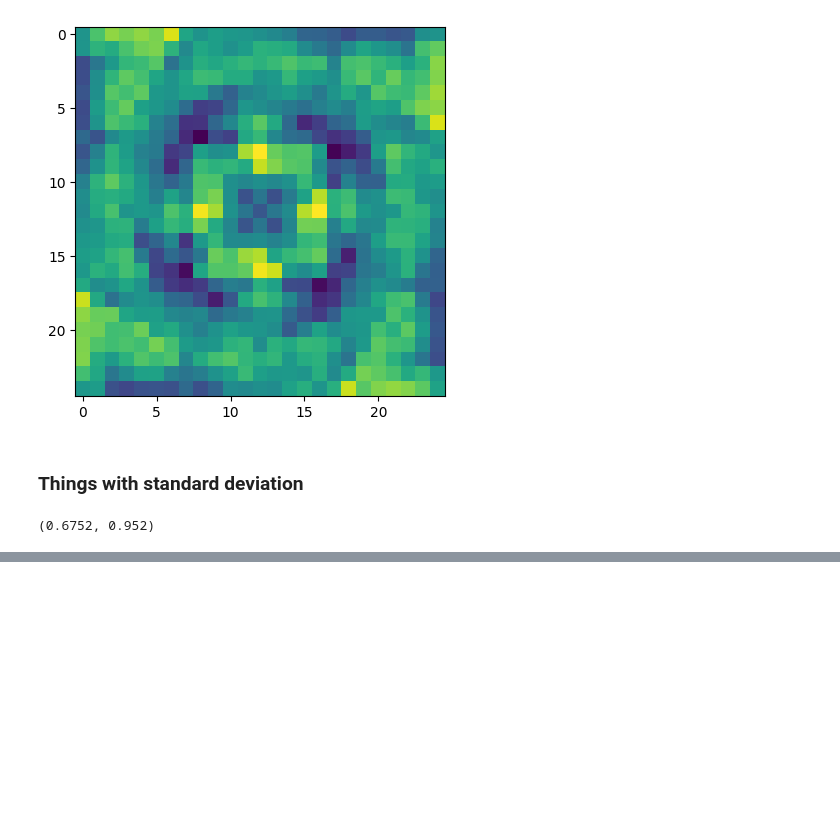
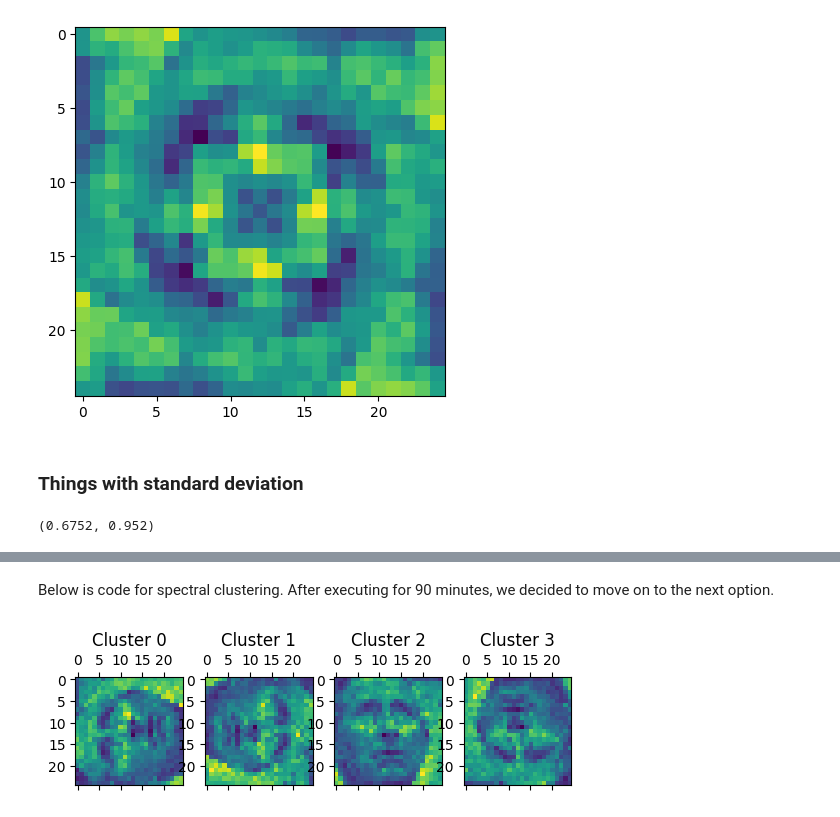
Before and after one commit to jtpotato/simc-2024, a Jupyter notebook: SIMC12_JMSS.ipynb, the cells around one changed output, grey strips where cells are left out. Cells and saved outputs as stored; diff of their text form; code cells hidden in the pictures; blank space fills up the shorter version.

```diff
--- a/SIMC12_JMSS.ipynb
+++ b/SIMC12_JMSS.ipynb
@@ -411,0 +401,2 @@ plt.imshow(np.rot90(task_7_fa_final_image, 3))
+# %% [markdown]
+Below is code for spectral clustering. After executing for 90 minutes, we decided to move on to the next option.
@@ -411,0 +426,20 @@ plt.imshow(np.rot90(task_7_fa_final_image, 3))
+# %%
+kmeans_7_2 = KMeans(n_clusters=4, n_init=10, init="random")
+
+kmeans_7_2.fit(task_7_pca)
+
+task_7_label_coords = kmeans_7_2.cluster_centers_
+# %%
+task_7_labels_km_2 = kmeans_7_2.predict(task_7_pca)
+
+task_7_km_2_orientations = sort_to_clusters(task_7_matrix, task_7_labels_km_2)
+
+task_7_subplot, task_7_axes = plt.subplots(1, 4)
+
+for i in range(4):
+    task_7_axes[i].matshow(
+        np.reshape(average_img(task_7_km_2_orientations[i]), (25, 25))
+    )
+    task_7_axes[i].set_title(f"Cluster {i}")
+# %% [output]
+[figure, added]
```
Also changed, not shown: parts of 22 cells of this notebook.
